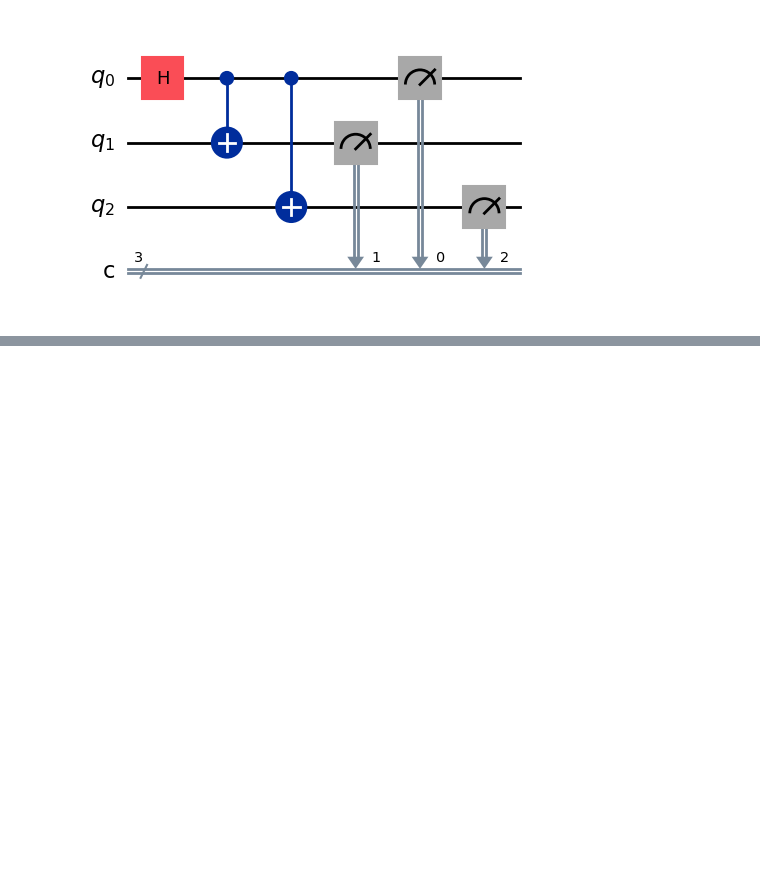
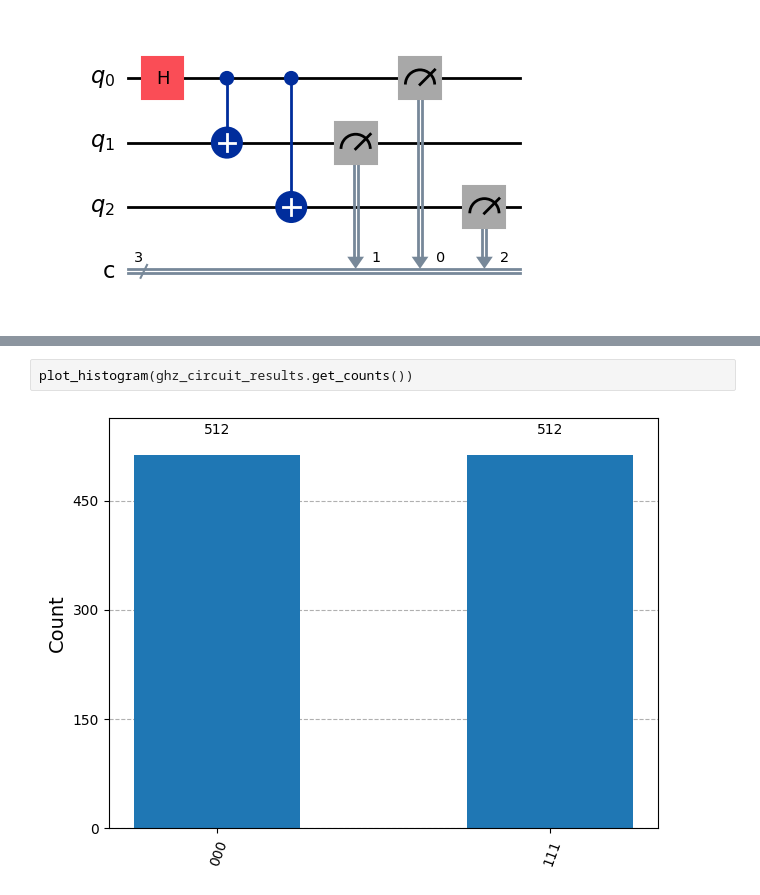
Before and after one commit to stephenhky/Qiskit-Cert-Exercise, a Jupyter notebook: basic/basic_simulation.ipynb, the cells around one changed output, grey strips where cells are left out. Saved outputs shown, nothing was run; the diff lists cells and outputs as text; blank space fills up the shorter version.

```diff
--- a/basic/basic_simulation.ipynb
+++ b/basic/basic_simulation.ipynb
@@ -66,0 +70,4 @@ ghz_circuit_job.result().get_counts()
+# %%
+plot_histogram(ghz_circuit_results.get_counts())
+# %% [output]
+[figure, added]
```
Also changed, not shown: parts of 9 cells of this notebook, 1 other file.
